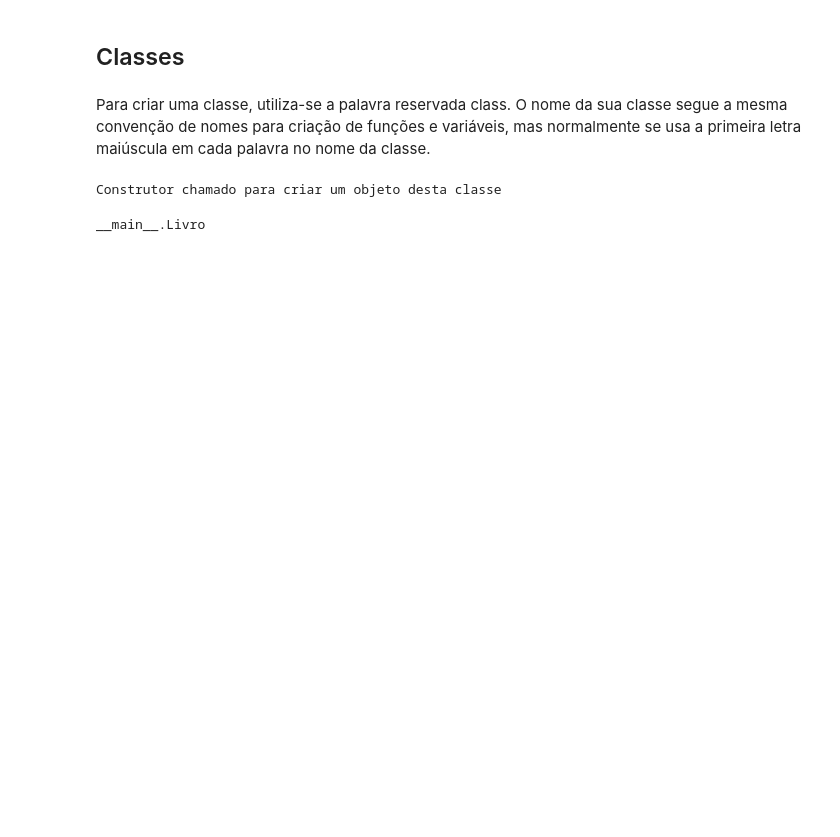
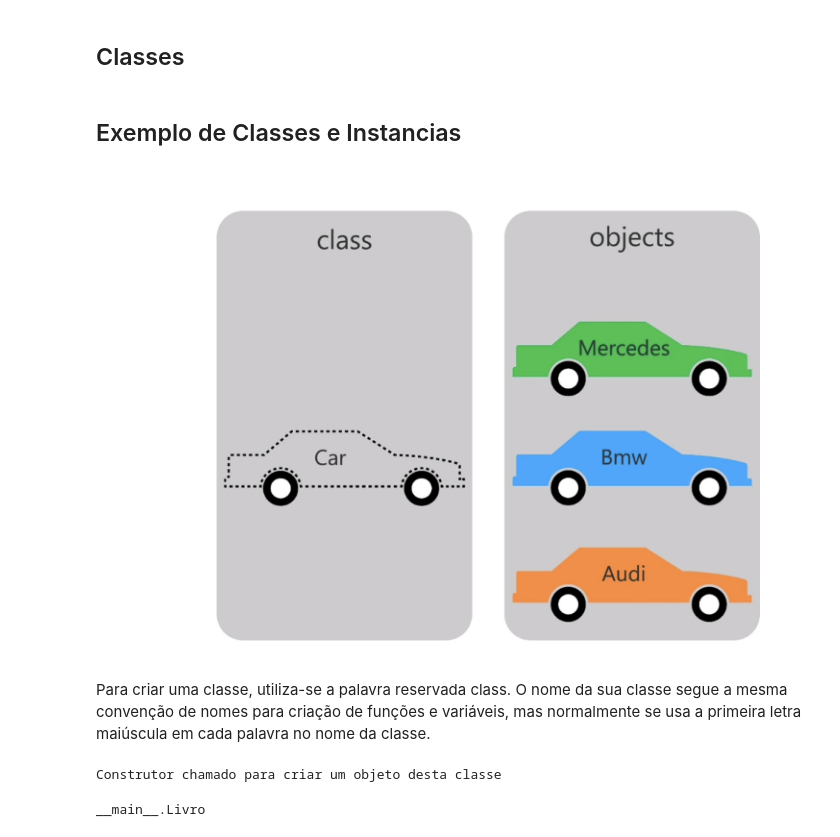
Before and after one commit to WesleySiNeves/AprendendoPython, a Jupyter notebook: Curso_Python_DSA/Cap05/Notebooks/DSA-Python-Cap05-01-Classes.ipynb, the cells around one changed output. Cells and saved outputs as stored; diff of their text form; code cells hidden in the pictures; blank space fills up the shorter version.

```diff
--- a/Curso_Python_DSA/Cap05/Notebooks/DSA-Python-Cap05-01-Classes.ipynb
+++ b/Curso_Python_DSA/Cap05/Notebooks/DSA-Python-Cap05-01-Classes.ipynb
@@ -16,5 +21,12 @@ Image(diretorio_imagens +'OrientacaoObjetos.png')
 # %% [markdown]
 ## Classes
+# %% [markdown]
+## Exemplo de Classes e Instancias
+# %%
+from IPython.display import Image
+Image(diretorio_imagens +'classesInstancias.png')
+# %% [output]
+[figure, added]
 # %% [markdown]
 Para criar uma classe, utiliza-se a palavra reservada class. O nome da sua classe segue a mesma convenção de nomes
 para criação de funções e variáveis, mas normalmente se usa a primeira letra maiúscula em cada palavra no nome da
```
Also changed, not shown: parts of 6 cells of this notebook, 44 other files.
